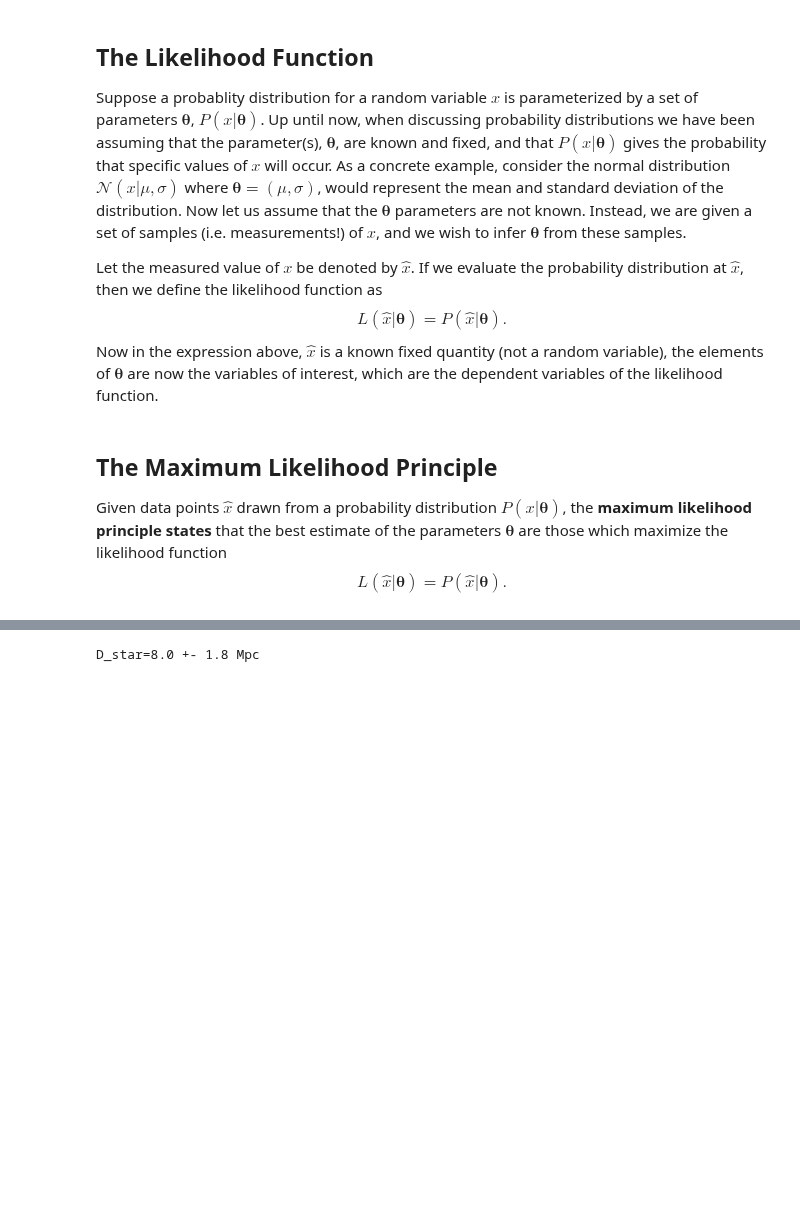
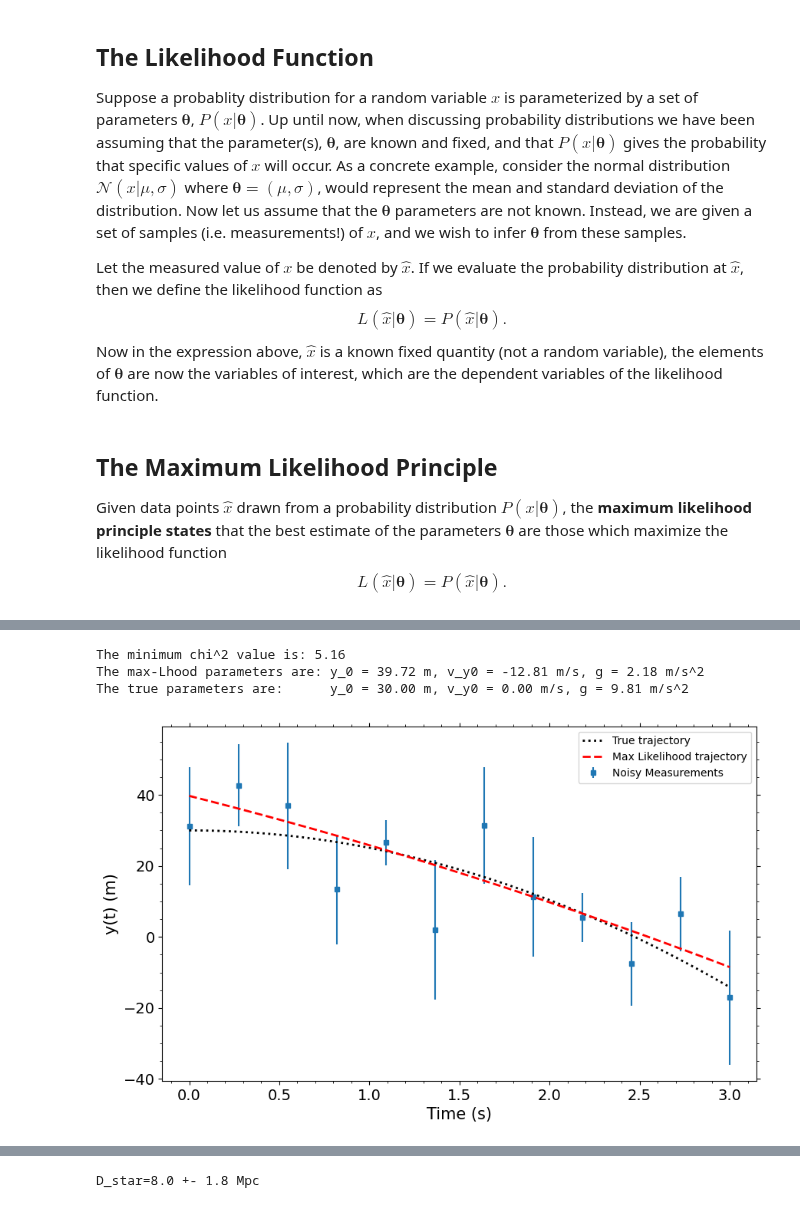
Before and after one commit to enigma-igm/Phys29, a Jupyter notebook: Phys29/lectures/Week9/01_fitting_data.ipynb, the cells around one changed output, grey strips where cells are left out. Saved outputs shown, nothing was run; the diff lists cells and outputs as text; code cells hidden in the pictures; blank space fills up the shorter version.

```diff
--- a/Phys29/lectures/Week9/01_fitting_data.ipynb
+++ b/Phys29/lectures/Week9/01_fitting_data.ipynb
@@ -123 +156,53 @@ Based on the  form of eqn.(<a href="#eqn:lnL">3</a>), it is clear that **maximiz
+# %%
+from scipy import optimize
+
+def chi2(theta, y, sigma_y, t_obs):
+    """
+    Compute the chi-squared value for a model and data.
+
+    Parameters
+    ----------
+    theta : array_like
+        The model parameters.
+    y : array_like
+        The data values.
+    sigma_y : array_like
+        The standard deviation of the data values.
+    t_obs : array_like
+        The time values at which the data was observed.
+    """
+    y_model = y_projectile(theta, t_obs)
+    return np.sum(((y - y_model) / sigma_y)**2)
+
+# Make an initial guess for the parameters. It is cheating to use the true values!
+theta_guess = [20, 5, 15]
+# This tuple holds the extra arguments for the y_projectile function.
+chi2_args = (yoft, sigma_y, t_obs)
+result = optimize.minimize(chi2, theta_guess, args=chi2_args)
+
+print(f'The minimum chi^2 value is: {result.fun:.2f}')
+print(f'The max-Lhood parameters are: y_0 = {result.x[0]:.2f} m, v_y0 = {result.x[1]:.2f} m/s, g = {result.x[2]:.2f} m/s^2')
+print(f'The true parameters are:      y_0 = {y_0:.2f} m, v_y0 = {v_y0:.2f} m/s, g = {g:.2f} m/s^2')
+# %% [output]
+The minimum chi^2 value is: 5.16
+The max-Lhood parameters are: y_0 = 39.72 m, v_y0 = -12.81 m/s, g = 2.18 m/s^2
+The true parameters are:      y_0 = 30.00 m, v_y0 = 0.00 m/s, g = 9.81 m/s^2
+# %%
+# Evaluate the maxL model on the fine grid of time values for plotting purposes
+yoft_model_maxL = y_projectile(result.x, t_fine)
+# Make a plot of the data with error bars
+fig, ax = plt.subplots(figsize=(10, 6))
+ax.errorbar(t_obs, yoft, yerr=sigma_y, fmt='s', markersize=5, label='Noisy Measurements')
+ax.plot(t_fine, yoft_true_fine, 'k:', linewidth=2, zorder=10, label='True trajectory')
+ax.plot(t_fine, yoft_model_maxL, 'r--', linewidth=2, zorder=10, label='Max Likelihood trajectory')
+ax.set_xlabel('Time (s)', fontsize=15)
+ax.set_ylabel('y(t) (m)', fontsize=15)
+ax.legend()
+
+# Some tick mark things
+ax.tick_params(which='both', bottom=True, top=True, left=True, right=True, labelbottom=True, labelsize=14)
+ax.xaxis.set_minor_locator(AutoMinorLocator())
+ax.yaxis.set_minor_locator(AutoMinorLocator())
+# %% [output]
+[figure, added]
 # %% [markdown]
```
Also changed, not shown: parts of 20 cells of this notebook.
